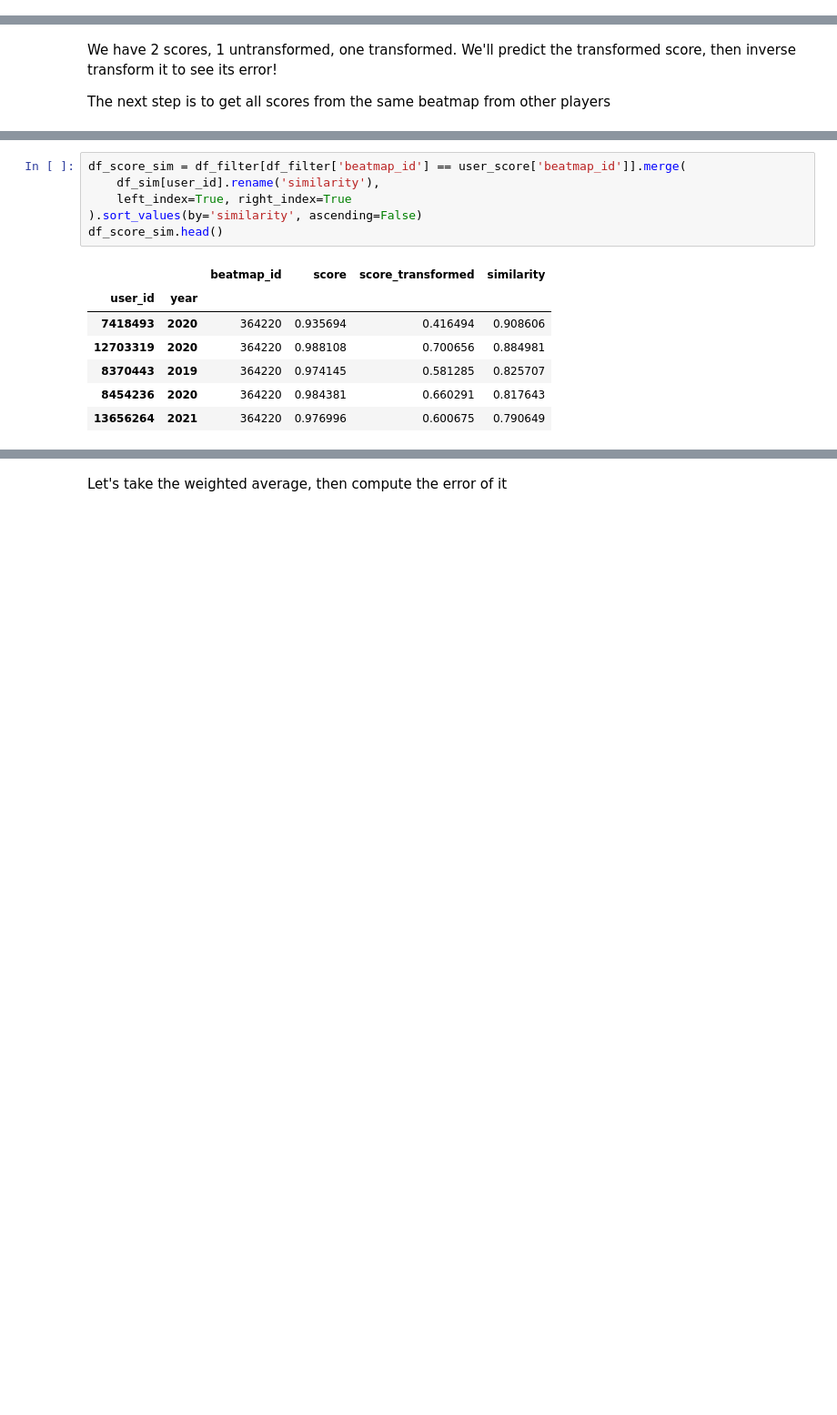
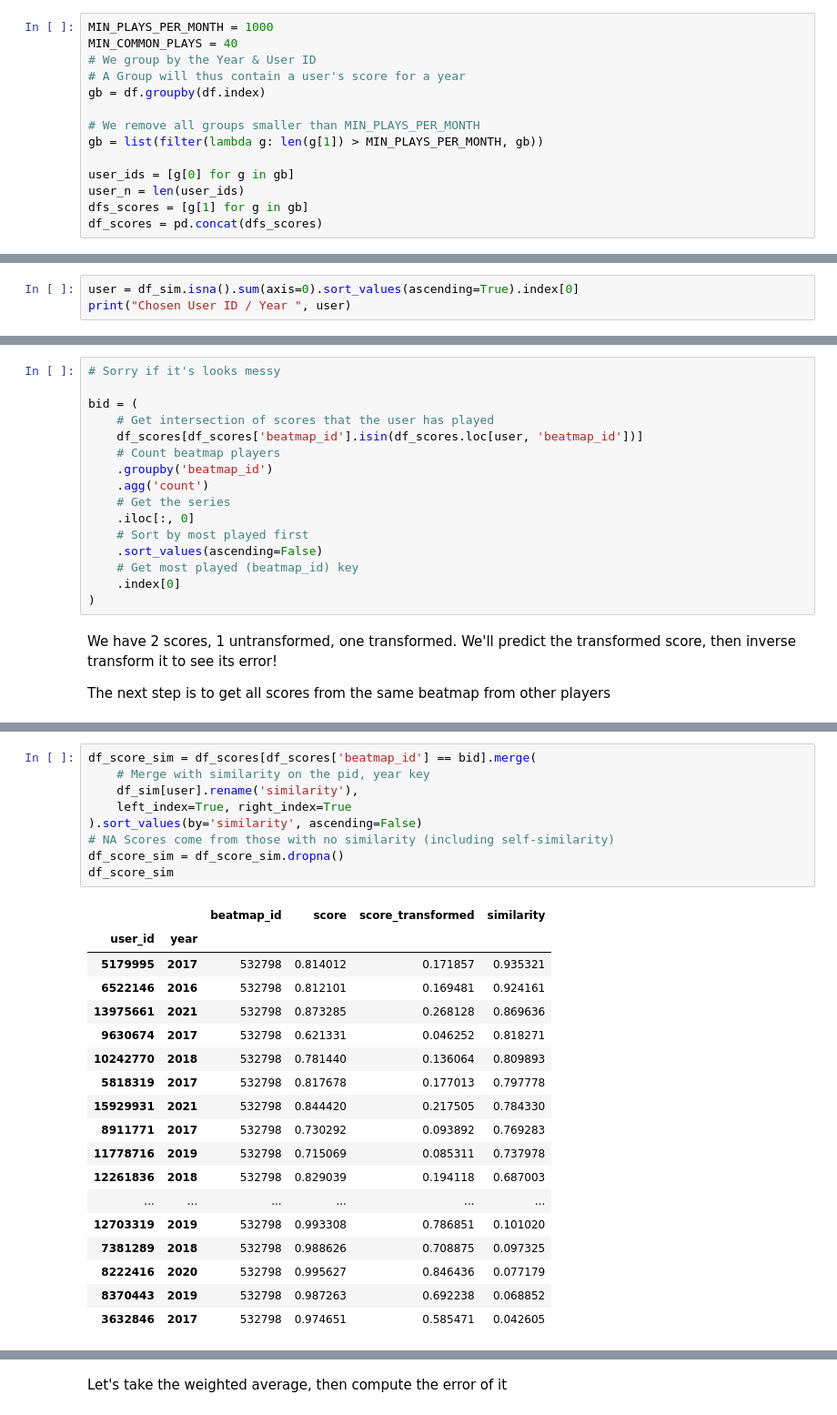
Before and after one commit to Eve-ning/opal, a Jupyter notebook: opal/nbs/player_similarity.ipynb, the cells around one changed output, grey strips where cells are left out. Shown: that part at 91% size. Cells and saved outputs as stored; diff of their text form; blank space fills up the shorter version.

```diff
--- a/opal/nbs/player_similarity.ipynb
+++ b/opal/nbs/player_similarity.ipynb
@@ -83,3 +75,17 @@ gb_users = list(filter(lambda g: len(g[1]) > MIN_PLAYS_PER_MONTH, gb))
+# %%
+MIN_PLAYS_PER_MONTH = 1000
+MIN_COMMON_PLAYS = 40
+# We group by the Year & User ID
+# A Group will thus contain a user's score for a year
+gb = df.groupby(df.index)
+
+# We remove all groups smaller than MIN_PLAYS_PER_MONTH
+gb = list(filter(lambda g: len(g[1]) > MIN_PLAYS_PER_MONTH, gb))
+
+user_ids = [g[0] for g in gb]
+user_n = len(user_ids)
+dfs_scores = [g[1] for g in gb]
+df_scores = pd.concat(dfs_scores)
 # %%
 from tqdm import tqdm
 from itertools import combinations
@@ -131,0 +130,3 @@ user_df.head()
+# %%
+user = df_sim.isna().sum(axis=0).sort_values(ascending=True).index[0]
+print("Chosen User ID / Year ", user)
@@ -142,3 +150,19 @@ Name: (6914714, 2021), dtype: float64
+# %%
+# Sorry if it's looks messy
+
+bid = (
+    # Get intersection of scores that the user has played
+    df_scores[df_scores['beatmap_id'].isin(df_scores.loc[user, 'beatmap_id'])]
+    # Count beatmap players
+    .groupby('beatmap_id')
+    .agg('count')
+    # Get the series
+    .iloc[:, 0]
+    # Sort by most played first
+    .sort_values(ascending=False)
+    # Get most played (beatmap_id) key
+    .index[0]
+)
 # %% [markdown]
 We have 2 scores, 1 untransformed, one transformed.
 We'll predict the transformed score, then inverse transform it to see its error!
@@ -168,15 +171,29 @@ df_filter[df_filter['beatmap_id'] == user_df.iloc[50]['beatmap_id']]
 # %%
-df_score_sim = df_filter[df_filter['beatmap_id'] == user_score['beatmap_id']].merge(
-    df_sim[user_id].rename('similarity'),
+df_score_sim = df_scores[df_scores['beatmap_id'] == bid].merge(
+    # Merge with similarity on the pid, year key
+    df_sim[user].rename('similarity'),
     left_index=True, right_index=True
 ).sort_values(by='similarity', ascending=False)
-df_score_sim.head()
+# NA Scores come from those with no similarity (including self-similarity)
+df_score_sim = df_score_sim.dropna()
+df_score_sim
 # %% [output]
 |  |  | beatmap_id | score | score_transformed | similarity |
 | user_id | year |  |  |  |  |
-| 7418493 | 2020 | 364220 | 0.935694 | 0.416494 | 0.908606 |
-| 12703319 | 2020 | 364220 | 0.988108 | 0.700656 | 0.884981 |
-| 8370443 | 2019 | 364220 | 0.974145 | 0.581285 | 0.825707 |
-| 8454236 | 2020 | 364220 | 0.984381 | 0.660291 | 0.817643 |
-| 13656264 | 2021 | 364220 | 0.976996 | 0.600675 | 0.790649 |
+| 5179995 | 2017 | 532798 | 0.814012 | 0.171857 | 0.935321 |
+| 6522146 | 2016 | 532798 | 0.812101 | 0.169481 | 0.924161 |
+| 13975661 | 2021 | 532798 | 0.873285 | 0.268128 | 0.869636 |
+| 9630674 | 2017 | 532798 | 0.621331 | 0.046252 | 0.818271 |
+| 10242770 | 2018 | 532798 | 0.781440 | 0.136064 | 0.809893 |
+| 5818319 | 2017 | 532798 | 0.817678 | 0.177013 | 0.797778 |
+| 15929931 | 2021 | 532798 | 0.844420 | 0.217505 | 0.784330 |
+| 8911771 | 2017 | 532798 | 0.730292 | 0.093892 | 0.769283 |
+| 11778716 | 2019 | 532798 | 0.715069 | 0.085311 | 0.737978 |
+| 12261836 | 2018 | 532798 | 0.829039 | 0.194118 | 0.687003 |
+| ... | ... | ... | ... | ... | ... |
+| 12703319 | 2019 | 532798 | 0.993308 | 0.786851 | 0.101020 |
+| 7381289 | 2018 | 532798 | 0.988626 | 0.708875 | 0.097325 |
+| 8222416 | 2020 | 532798 | 0.995627 | 0.846436 | 0.077179 |
+| 8370443 | 2019 | 532798 | 0.987263 | 0.692238 | 0.068852 |
+| 3632846 | 2017 | 532798 | 0.974651 | 0.585471 | 0.042605 |
 # %%
```
Also changed, not shown: parts of 22 cells of this notebook.
